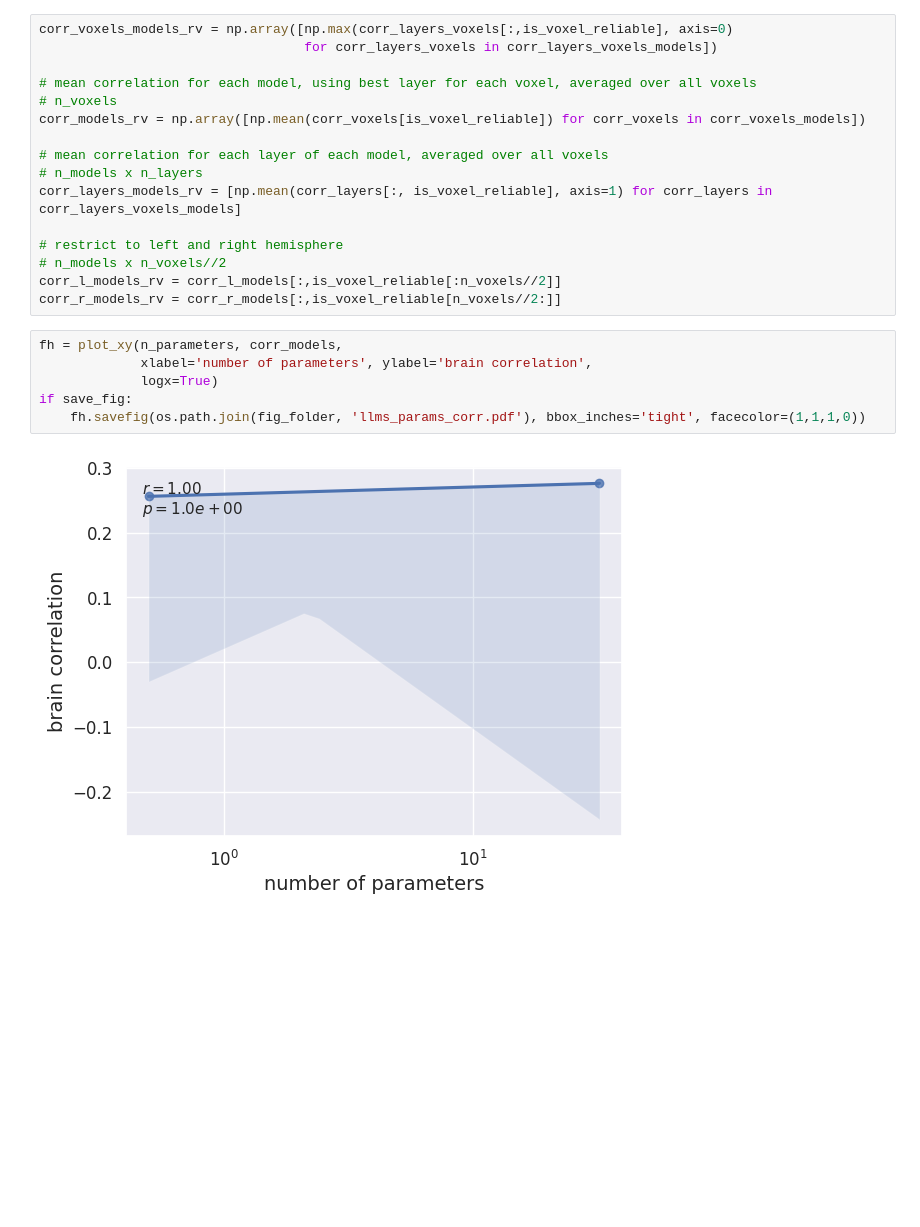
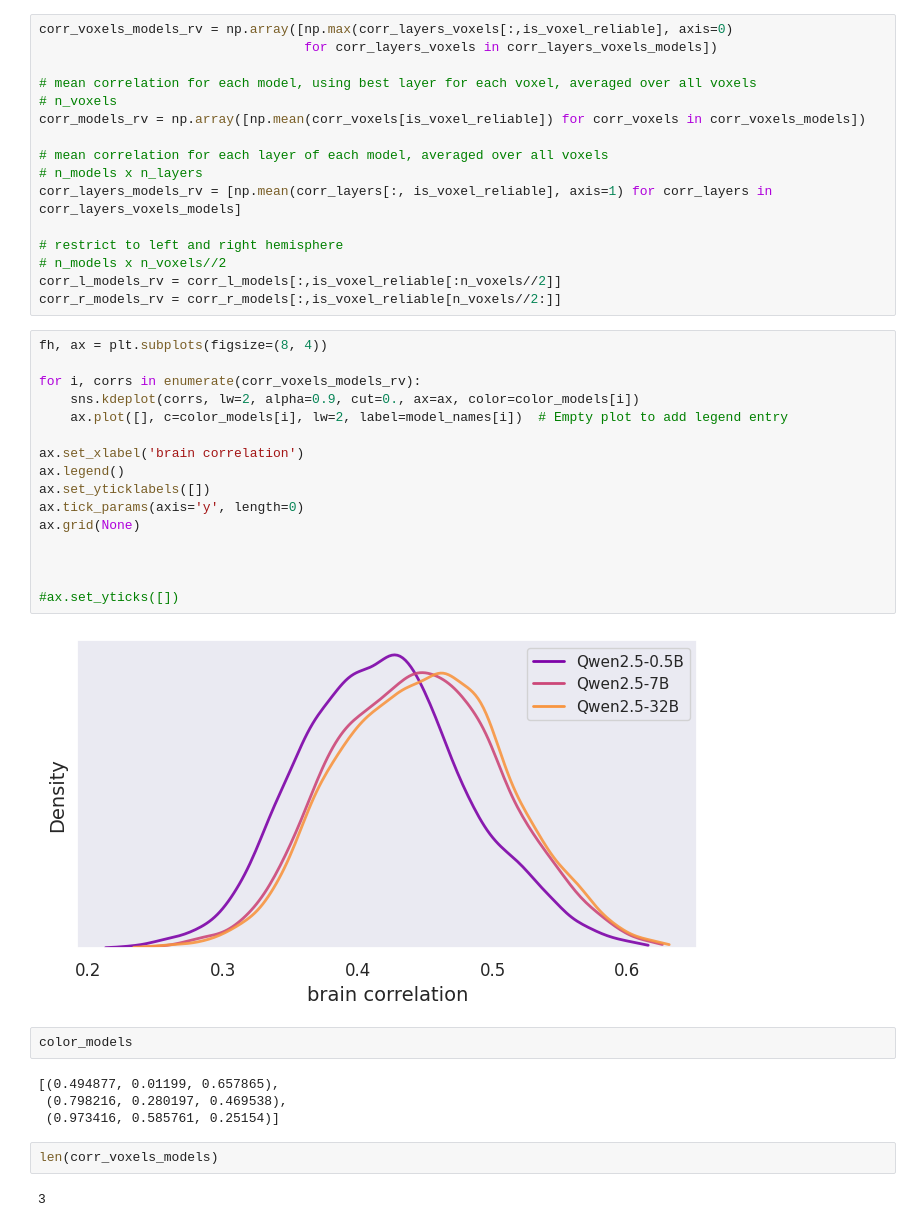
Before and after one commit to almadana/iberamia_brain_llms, a Jupyter notebook: Visualizar_resultados.ipynb, the cells around one changed output. Drawn from its saved outputs; the diff is of its cells as text; blank space fills up the shorter version.

```diff
--- a/Visualizar_resultados.ipynb
+++ b/Visualizar_resultados.ipynb
@@ -403,11 +399,31 @@ corr_layers_models_rv = [np.mean(corr_layers[:, is_voxel_reliable], axis=1) for
 # n_models x n_voxels//2
 corr_l_models_rv = corr_l_models[:,is_voxel_reliable[:n_voxels//2]]
 corr_r_models_rv = corr_r_models[:,is_voxel_reliable[n_voxels//2:]]
-# %%
-fh = plot_xy(n_parameters, corr_models,
-             xlabel='number of parameters', ylabel='brain correlation',
-             logx=True)
-if save_fig:
-    fh.savefig(os.path.join(fig_folder, 'llms_params_corr.pdf'), bbox_inches='tight', facecolor=(1,1,1,0))
-# %% [output]
-[figure, removed]
+# %%
+fh, ax = plt.subplots(figsize=(8, 4))
+
+for i, corrs in enumerate(corr_voxels_models_rv):
+    sns.kdeplot(corrs, lw=2, alpha=0.9, cut=0., ax=ax, color=color_models[i])
+    ax.plot([], c=color_models[i], lw=2, label=model_names[i])  # Empty plot to add legend entry
+
+ax.set_xlabel('brain correlation')
+ax.legend()
+ax.set_yticklabels([])
+ax.tick_params(axis='y', length=0)
+ax.grid(None)
+
+
+
+#ax.set_yticks([])
+# %% [output]
+[figure, added]
+# %%
+color_models
+# %% [output]
+[(0.494877, 0.01199, 0.657865),
+ (0.798216, 0.280197, 0.469538),
+ (0.973416, 0.585761, 0.25154)]
+# %%
+len(corr_voxels_models)
+# %% [output]
+3
```
Also changed, not shown: parts of 7 cells of this notebook, 29 other files.
